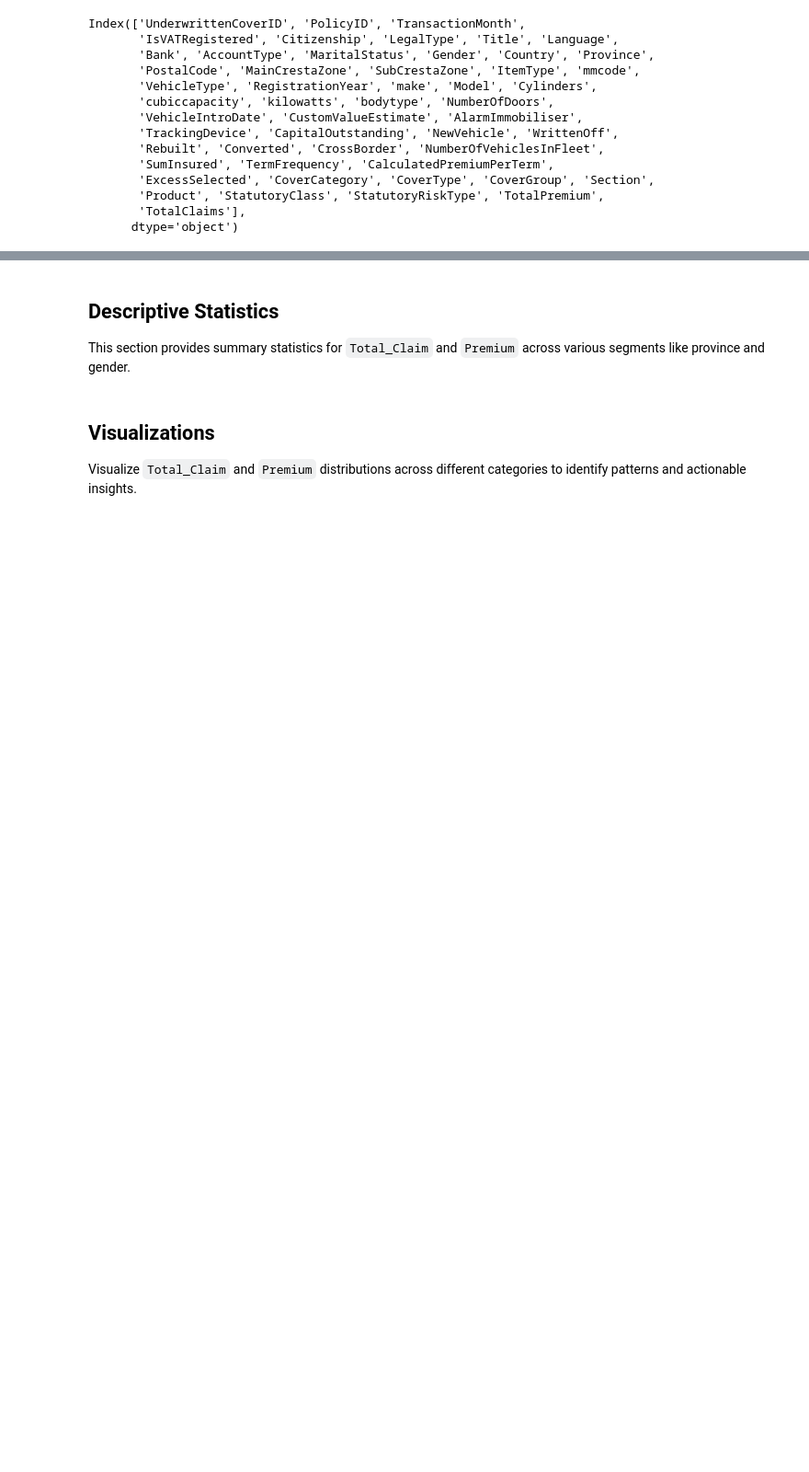
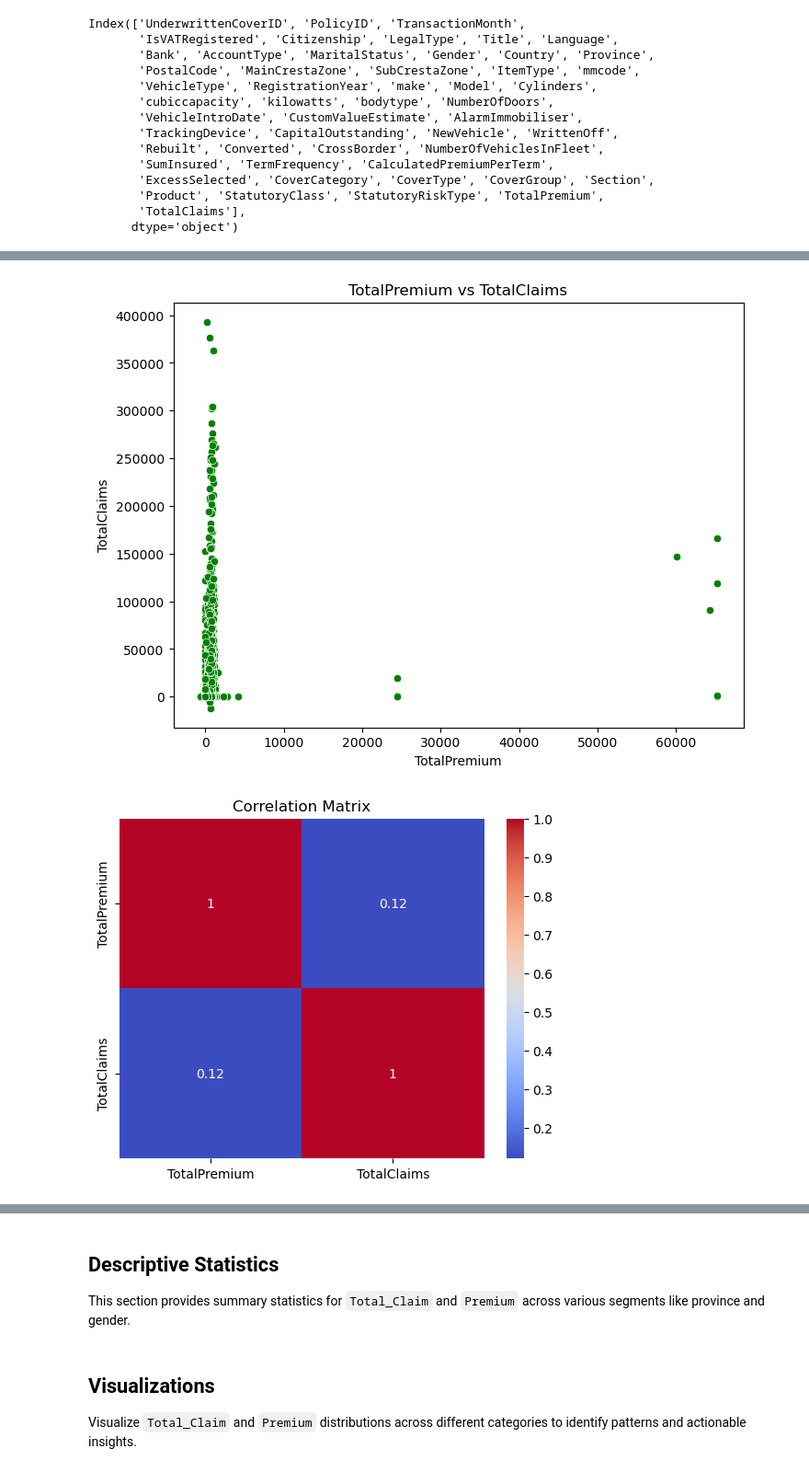
Before and after one commit to MinaseGirma/AlphaCare-marketing-strategy, a Jupyter notebook: notebooks/Eda.ipynb, the cells around one changed output, grey strips where cells are left out. Shown at 92% size. Cells and saved outputs as stored; diff of their text form; code cells hidden in the pictures; blank space fills up the shorter version.

```diff
--- a/notebooks/Eda.ipynb
+++ b/notebooks/Eda.ipynb
@@ -185,0 +229,17 @@ cg = pd.read_csv("../data/MachineLearningRating_v3.csv")  # Replace with your ac
+# %%
+# Scatter plot: TotalPremium vs TotalClaims
+plt.figure(figsize=(8, 6))
+sns.scatterplot(x=df['TotalPremium'], y=df['TotalClaims'], color='green')
+plt.title("TotalPremium vs TotalClaims")
+plt.xlabel("TotalPremium")
+plt.ylabel("TotalClaims")
+plt.show()
+
+# Correlation matrix
+correlation_matrix = df[['TotalPremium', 'TotalClaims']].corr()
+sns.heatmap(correlation_matrix, annot=True, cmap='coolwarm')
+plt.title("Correlation Matrix")
+plt.show()
+# %% [output]
+[figure, added]
+[figure, added]
```
Also changed, not shown: parts of 6 cells of this notebook.
